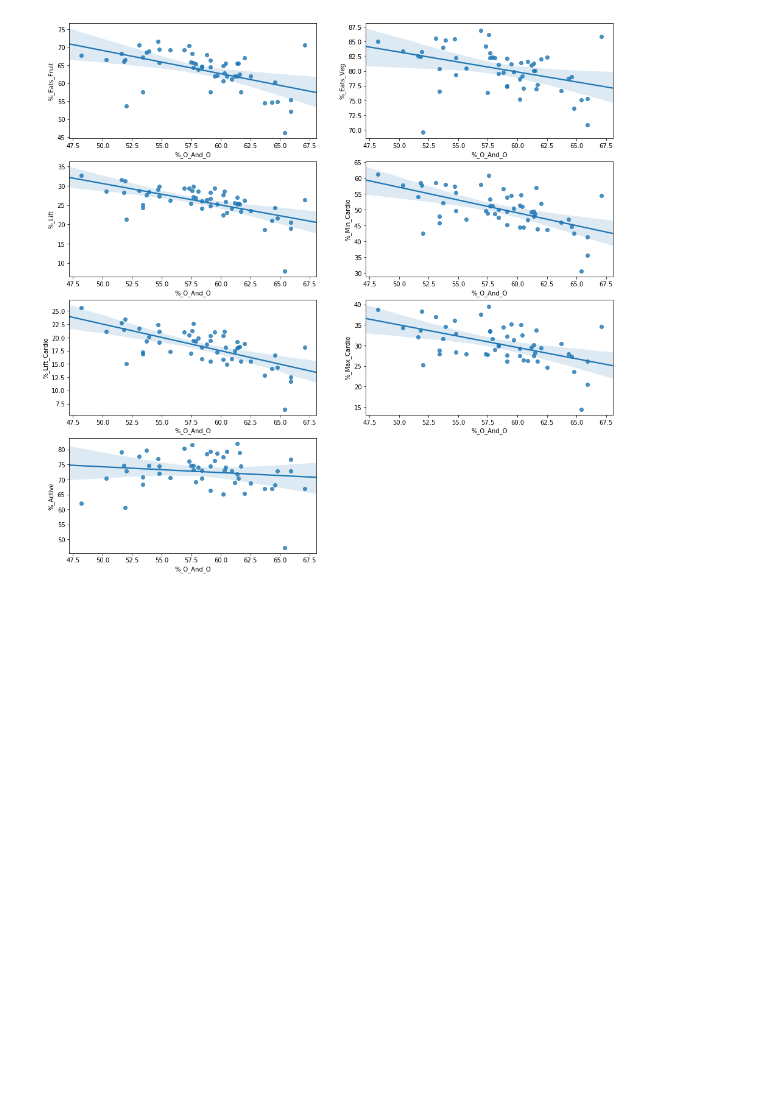
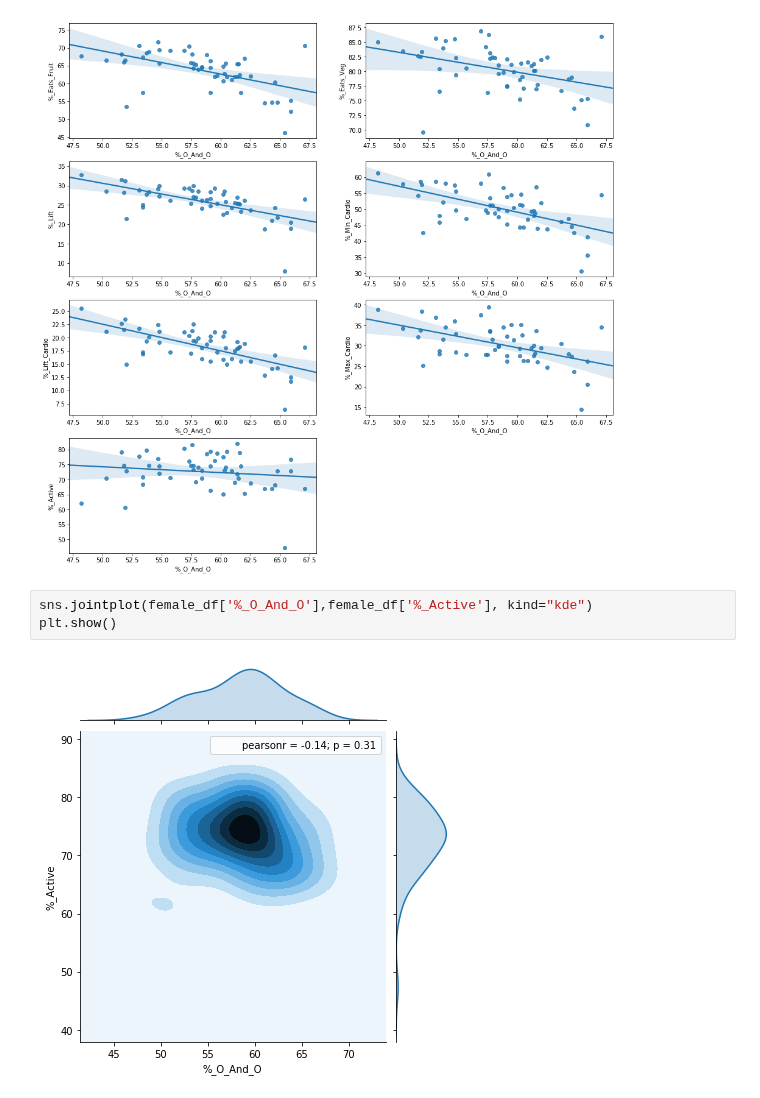
Before and after one commit to VincentG123/ThinkfulBootcamp, a Jupyter notebook: Capstone_1_Health_Fitness.ipynb, the cells around one changed output. Cells and saved outputs as stored; diff of their text form; blank space fills up the shorter version.

```diff
--- a/Capstone_1_Health_Fitness.ipynb
+++ b/Capstone_1_Health_Fitness.ipynb
@@ -75,3 +79,8 @@ create_plots(female_df,'% Over Weight')
 create_plots(female_df,'%_O_And_O')
 # %% [output]
 [figure]
+# %%
+sns.jointplot(female_df['%_O_And_O'],female_df['%_Active'], kind="kde")
+plt.show()
+# %% [output]
+[figure, added]
```
Also changed, not shown: parts of 10 cells of this notebook, 1 other file.
